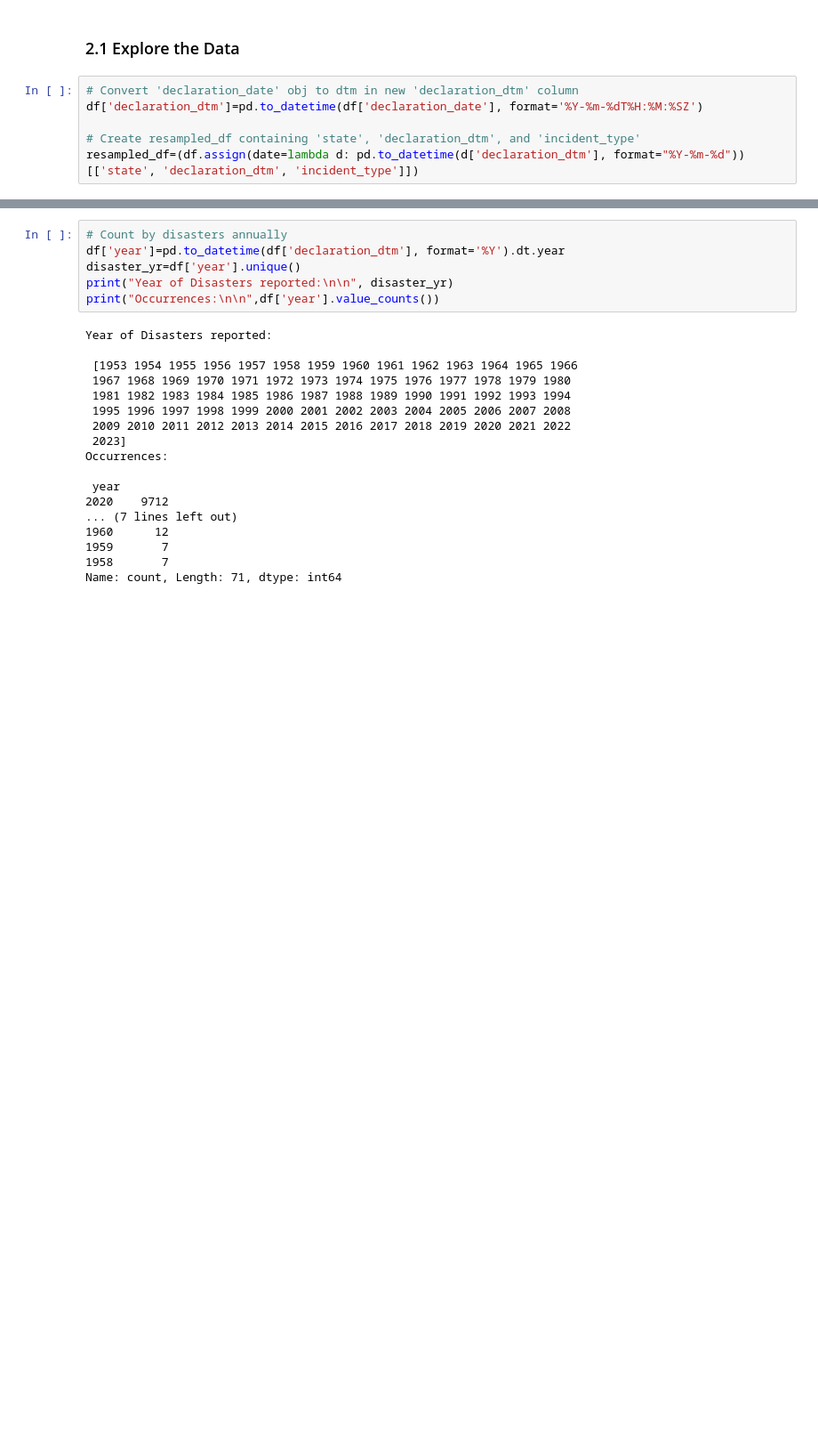
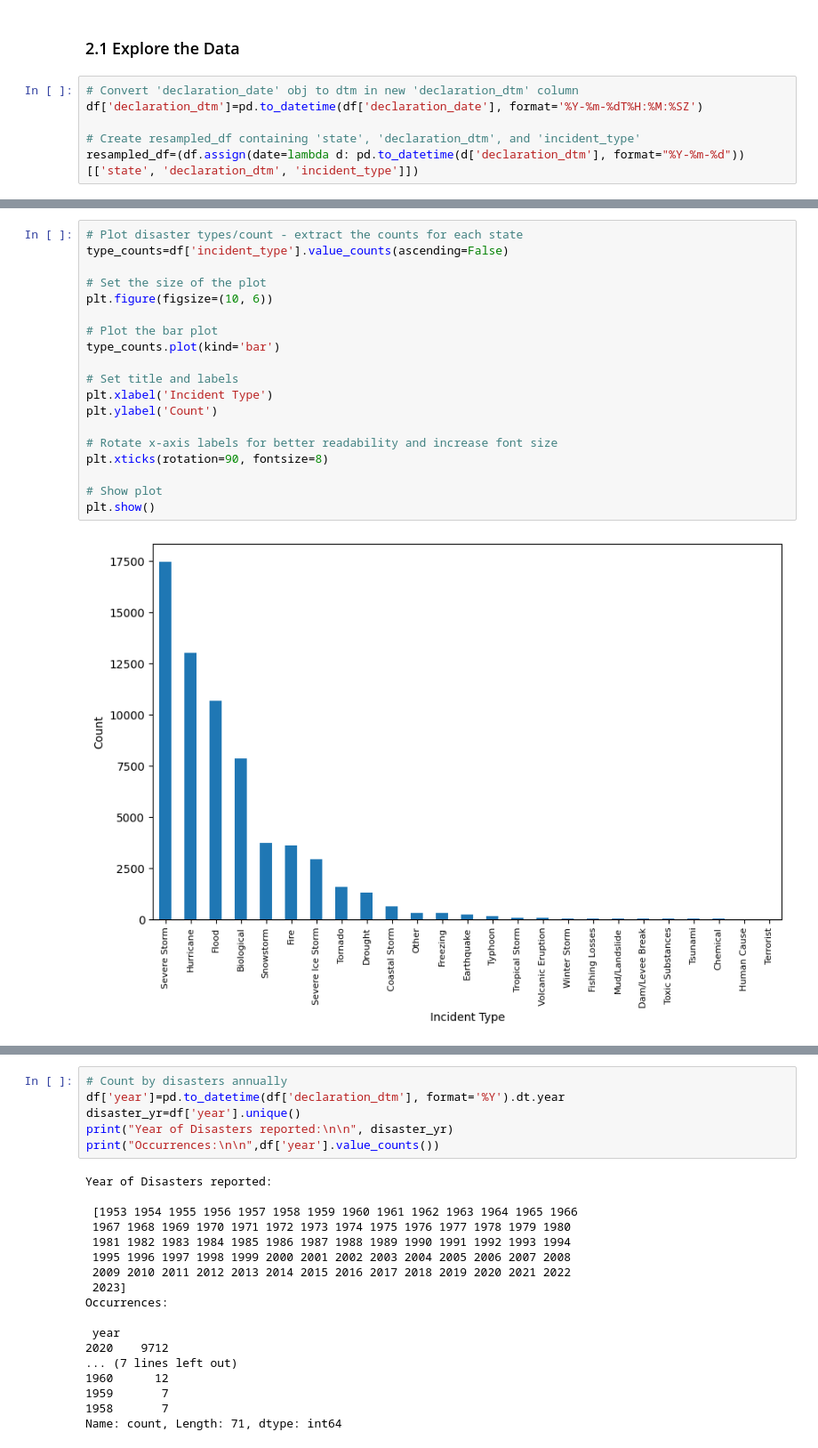
Before and after one commit to helloklow/natural_disasters, a Jupyter notebook: notebooks/low_eda.ipynb, the cells around one changed output, grey strips where cells are left out. Shown: that part at 89% size. Cells and saved outputs as stored; diff of their text form; blank space fills up the shorter version.

Commit message:
add plots to eda

```diff
--- a/notebooks/low_eda.ipynb
+++ b/notebooks/low_eda.ipynb
@@ -43,4 +43,25 @@ Chemical                 9
 Human Cause              7
 Terrorist                5
 Name: count, dtype: int64
+# %%
+# Plot disaster types/count - extract the counts for each state
+type_counts=df['incident_type'].value_counts(ascending=False)
+
+# Set the size of the plot
+plt.figure(figsize=(10, 6))
+
+# Plot the bar plot
+type_counts.plot(kind='bar')
+
+# Set title and labels
+plt.xlabel('Incident Type')
+plt.ylabel('Count')
+
+# Rotate x-axis labels for better readability and increase font size
+plt.xticks(rotation=90, fontsize=8)
+
+# Show plot
+plt.show()
+# %% [output]
+[figure, added]
 # %%
```
Also changed, not shown: parts of 8 cells of this notebook.
